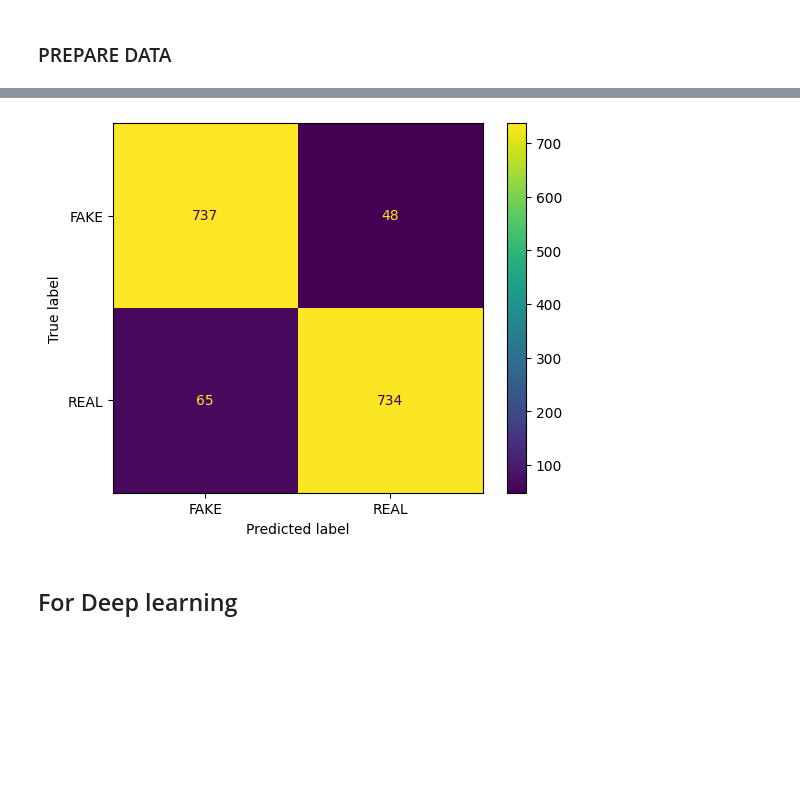
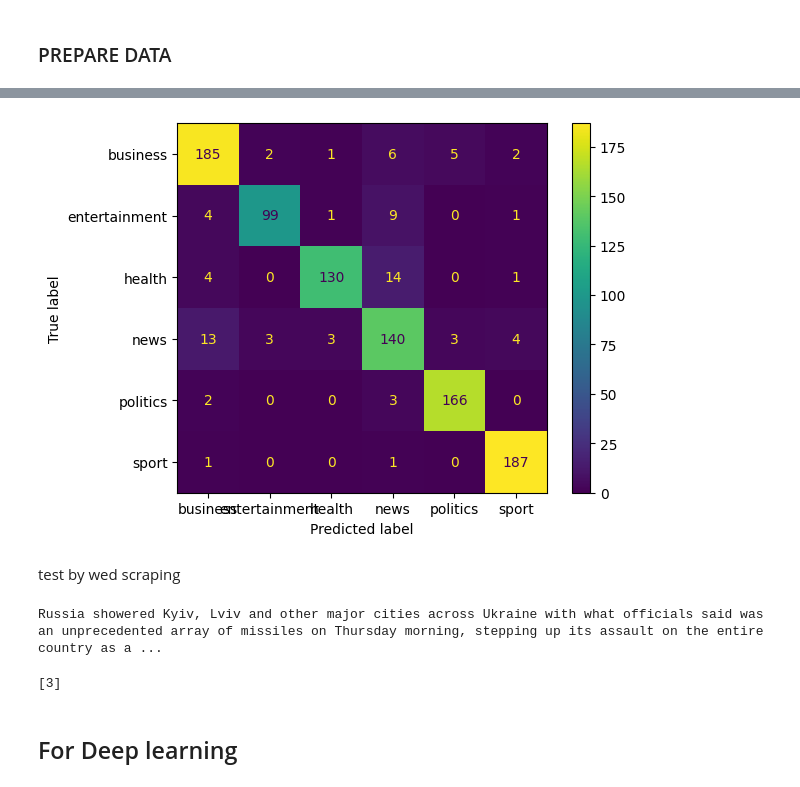
Before and after one commit to Raum27/nlp_project, a Jupyter notebook: Untitled.ipynb, the cells around one changed output, grey strips where cells are left out. Drawn from its saved outputs; the diff is of its cells as text; code cells hidden in the pictures; blank space fills up the shorter version.

```diff
--- a/Untitled.ipynb
+++ b/Untitled.ipynb
@@ -58,4 +126,7 @@ def preprocess_text(text):
 
     return word_seg
 # %%
-text_nor = preprocess_text(df['text'])
+text_nor = preprocess_text(new_df['text'])
+
+#cnn
+# text_nor = df['Article text'].map(remove_stopwords)
@@ -62,3 +139,4 @@ text_nor = preprocess_text(df['text'])
 # %%
-df['clean_text'] = text_nor
-df['new_class'] = pd.factorize(df['label'])[0]
+new_df['clean_text'] = text_nor
+new_df['new_class'] = pd.factorize(new_df['Category'])[0]
+# print(new_df[['clean_text']][:3],"\n",new_df[['new_class']][:3])
@@ -65,5 +152,5 @@ df['new_class'] = pd.factorize(df['label'])[0]
 # %%
-X_train,X_test,y_trian,y_test = train_test_split(df['clean_text'],df['new_class'],test_size=0.25)
+X_train,X_test,y_trian,y_test = train_test_split(new_df['clean_text'],new_df['new_class'],test_size=0.25)
 # %%
 # BAG OF WORD countvectorizer
 vectorizer = CountVectorizer()
@@ -93,4 +184,4 @@ Pipeline(steps=[('count', CountVectorizer()), ('tfid', TfidfTransformer()),
 # %%
-model = LogisticRegression()
+model = LogisticRegression(max_iter=730)
 model.fit(X_traintf,y_trian)
 # %% [output]
@@ -120,7 +208,9 @@ weighted avg       0.93      0.93      0.93      1584
 # %%
 cm = confusion_matrix(y_test, yhat, labels=model.classes_)
-disp = ConfusionMatrixDisplay(confusion_matrix=cm,display_labels=['FAKE','REAL'])
+disp = ConfusionMatrixDisplay(confusion_matrix=cm,display_labels=np.unique(new_df['Category']))
 disp.plot()
 plt.show()
 # %% [output]
-[figure, old version]
+[figure, new version]
+# %% [markdown]
+test by wed scraping
@@ -127,3 +220,34 @@ plt.show()
+# %%
+def get_data_news(url,Tag,type,_type_detatil):
+    url =  url
+    r = requests.get(url)
+    r.encoding = 'utf-8'
+    soup = BeautifulSoup(r.text,'lxml')
+    para_1 = soup.find_all(Tag,{type:_type_detatil})
+
+    str_=''
+    for w in para_1:
+        str_ +=w.text.strip()
+    text_nor = remove_stopwords(str_)
+
+    # strr =''
+    # for word in word_tokenize(text_nor):
+    #     if word.isalpha():
+    #         strr +=''.join(word)+' '
+    return str_
+
+# text = get_data_news('https://edition.cnn.com/2023/03/03/asia/north-korea-hunger-famine-food-shortages-intl-hnk/index.html','p','class','paragraph inline-placeholder')
+text = get_data_news('https://edition.cnn.com/2023/03/09/europe/ukraine-russia-missile-attack-kinzhal-intl','p','class','paragraph inline-placeholder')
+# text = get_data_news('https://edition.cnn.com/2023/03/04/americas/colombia-cocaine-hippos-pablo-escobar-india-mexico-intl-hnk','p','class','paragraph inline-placeholder')
+
+print(text)
+# %% [output]
+Russia showered Kyiv, Lviv and other major cities across Ukraine with what officials said was an unprecedented array of missiles on Thursday morning, stepping up its assault on the entire country as a ...
+# %%
+t_pre=vectorizer.transform([text])
+print(model.predict(t_pre))
+# %% [output]
+[3]
 # %% [markdown]
 ## For Deep learning
 # %%
```
Also changed, not shown: parts of 40 cells of this notebook, 1 other file.
